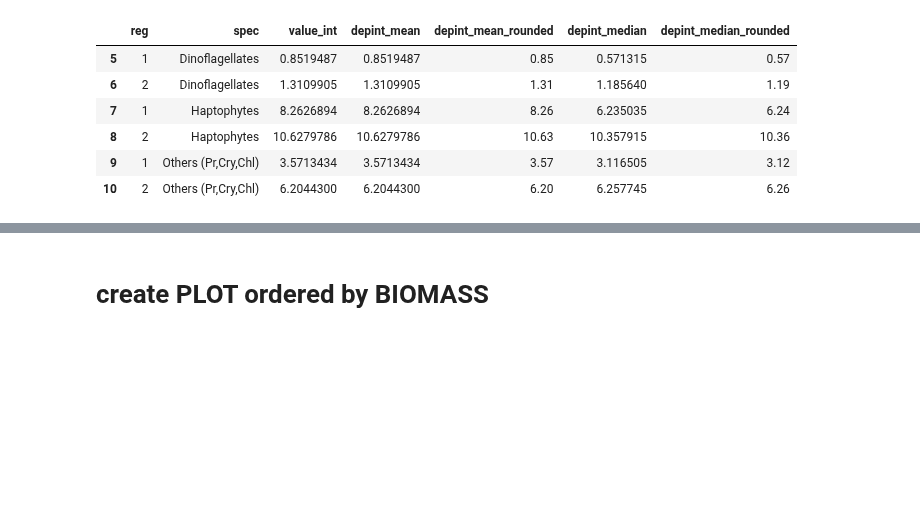
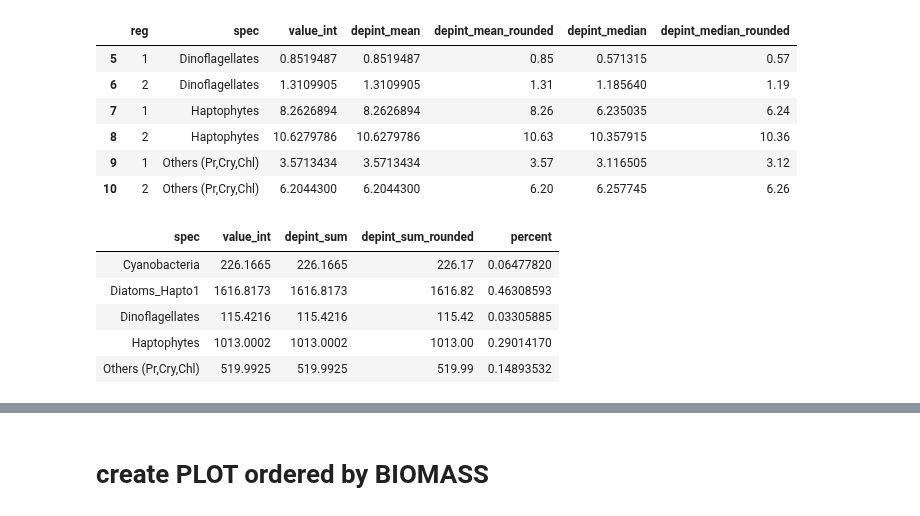
Before and after one commit to ben1post/BennyPhD, a Jupyter notebook: CaRiaco/RegimeShiftNotebooks/HPLC_Pinckney/PLOT_FunctionalGroupBOXPLOT.R.ipynb, the cells around one changed output, grey strips where cells are left out. Drawn from its saved outputs; the diff is of its cells as text; code cells hidden in the pictures; blank space fills up the shorter version.

```diff
--- a/CaRiaco/RegimeShiftNotebooks/HPLC_Pinckney/PLOT_FunctionalGroupBOXPLOT.R.ipynb
+++ b/CaRiaco/RegimeShiftNotebooks/HPLC_Pinckney/PLOT_FunctionalGroupBOXPLOT.R.ipynb
@@ -382,6 +382,23 @@ tail(NewComb_FT_means)
 | 8 | 2 | Haptophytes | 10.6279786 | 10.6279786 | 10.63 | 10.357915 | 10.36 |
 | 9 | 1 | Others (Pr,Cry,Chl) | 3.5713434 | 3.5713434 | 3.57 | 3.116505 | 3.12 |
 | 10 | 2 | Others (Pr,Cry,Chl) | 6.2044300 | 6.2044300 | 6.20 | 6.257745 | 6.26 |
+# %%
+NewComb_FT_sum <- aggregate(value_int ~  spec, NewComb_FT_ALL, sum)
+NewComb_FT_sum$depint_sum <- NewComb_FT_sum$value_int
+NewComb_FT_sum$depint_sum_rounded <- round(NewComb_FT_sum$depint_sum, digits = 2)
+
+TOT <- sum(NewComb_FT_sum$depint_sum)
+NewComb_FT_sum$percent <- NewComb_FT_sum$depint_sum/TOT
+
+
+NewComb_FT_sum
+# %% [output]
+| spec | value_int | depint_sum | depint_sum_rounded | percent |
+| Cyanobacteria | 226.1665 | 226.1665 | 226.17 | 0.06477820 |
+| Diatoms_Hapto1 | 1616.8173 | 1616.8173 | 1616.82 | 0.46308593 |
+| Dinoflagellates | 115.4216 | 115.4216 | 115.42 | 0.03305885 |
+| Haptophytes | 1013.0002 | 1013.0002 | 1013.00 | 0.29014170 |
+| Others (Pr,Cry,Chl) | 519.9925 | 519.9925 | 519.99 | 0.14893532 |
 # %%
 # now check for biomass ranking of all types:
 NewComb_FT_means[order(NewComb_FT_means$depint_mean, decreasing = T),]
```
Also changed, not shown: parts of 1 cell of this notebook, 33 other files.
